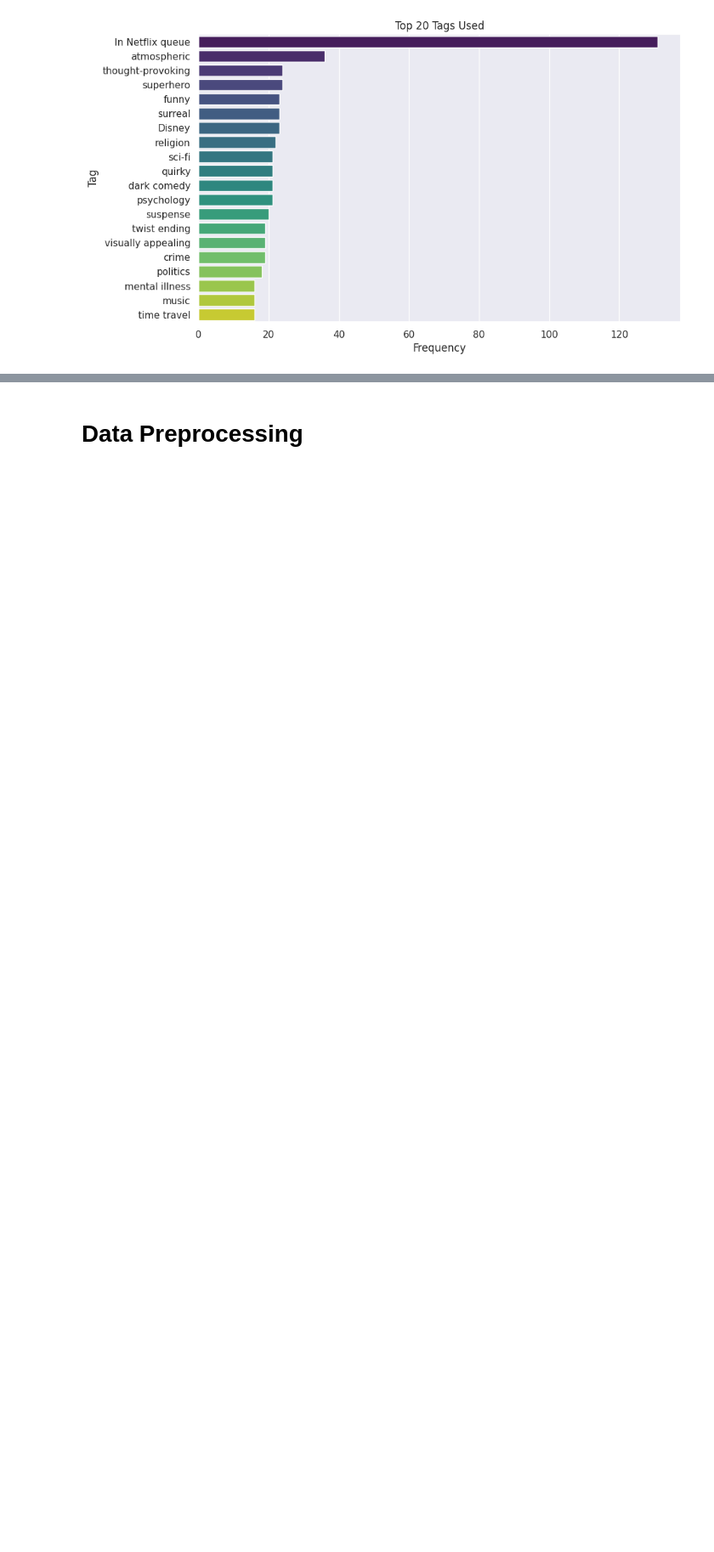
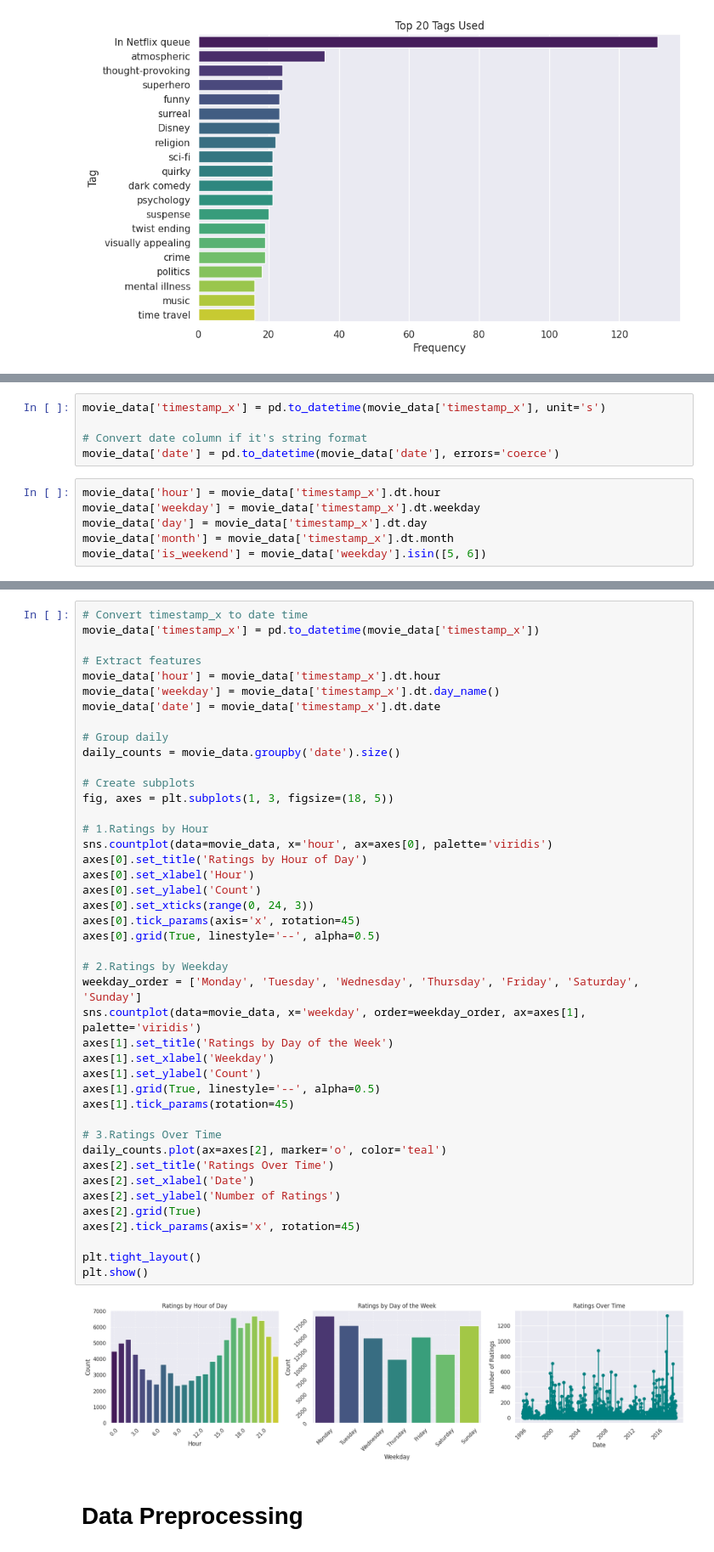
Before and after one commit to Ezekiel1991/Group-8-Phase-4-Project--Recommendation-Systems, a Jupyter notebook: Group_8_Phase_4_Project.ipynb, the cells around one changed output, grey strips where cells are left out. Shown at 85% size. Cells and saved outputs as stored; diff of their text form; blank space fills up the shorter version.

```diff
--- a/Group_8_Phase_4_Project.ipynb
+++ b/Group_8_Phase_4_Project.ipynb
@@ -423,0 +426,11 @@ plt.show()
+# %%
+movie_data['timestamp_x'] = pd.to_datetime(movie_data['timestamp_x'], unit='s')
+
+# Convert date column if it's string format
+movie_data['date'] = pd.to_datetime(movie_data['date'], errors='coerce')
+# %%
+movie_data['hour'] = movie_data['timestamp_x'].dt.hour
+movie_data['weekday'] = movie_data['timestamp_x'].dt.weekday
+movie_data['day'] = movie_data['timestamp_x'].dt.day
+movie_data['month'] = movie_data['timestamp_x'].dt.month
+movie_data['is_weekend'] = movie_data['weekday'].isin([5, 6])
@@ -424,3 +453,48 @@ plt.show()
+# %%
+# Convert timestamp_x to date time
+movie_data['timestamp_x'] = pd.to_datetime(movie_data['timestamp_x'])
+
+# Extract features
+movie_data['hour'] = movie_data['timestamp_x'].dt.hour
+movie_data['weekday'] = movie_data['timestamp_x'].dt.day_name()
+movie_data['date'] = movie_data['timestamp_x'].dt.date
+
+# Group daily
+daily_counts = movie_data.groupby('date').size()
+
+# Create subplots
+fig, axes = plt.subplots(1, 3, figsize=(18, 5))
+
+# 1.Ratings by Hour
+sns.countplot(data=movie_data, x='hour', ax=axes[0], palette='viridis')
+axes[0].set_title('Ratings by Hour of Day')
+axes[0].set_xlabel('Hour')
+axes[0].set_ylabel('Count')
+axes[0].set_xticks(range(0, 24, 3))
+axes[0].tick_params(axis='x', rotation=45)
+axes[0].grid(True, linestyle='--', alpha=0.5)
+
+# 2.Ratings by Weekday
+weekday_order = ['Monday', 'Tuesday', 'Wednesday', 'Thursday', 'Friday', 'Saturday', 'Sunday']
+sns.countplot(data=movie_data, x='weekday', order=weekday_order, ax=axes[1], palette='viridis')
+axes[1].set_title('Ratings by Day of the Week')
+axes[1].set_xlabel('Weekday')
+axes[1].set_ylabel('Count')
+axes[1].grid(True, linestyle='--', alpha=0.5)
+axes[1].tick_params(rotation=45)
+
+# 3.Ratings Over Time
+daily_counts.plot(ax=axes[2], marker='o', color='teal')
+axes[2].set_title('Ratings Over Time')
+axes[2].set_xlabel('Date')
+axes[2].set_ylabel('Number of Ratings')
+axes[2].grid(True)
+axes[2].tick_params(axis='x', rotation=45)
+
+plt.tight_layout()
+plt.show()
+# %% [output]
+[figure, added]
 # %% [markdown]
 # Data Preprocessing
 # %% [markdown]
```
Also changed, not shown: parts of 4 cells of this notebook.
